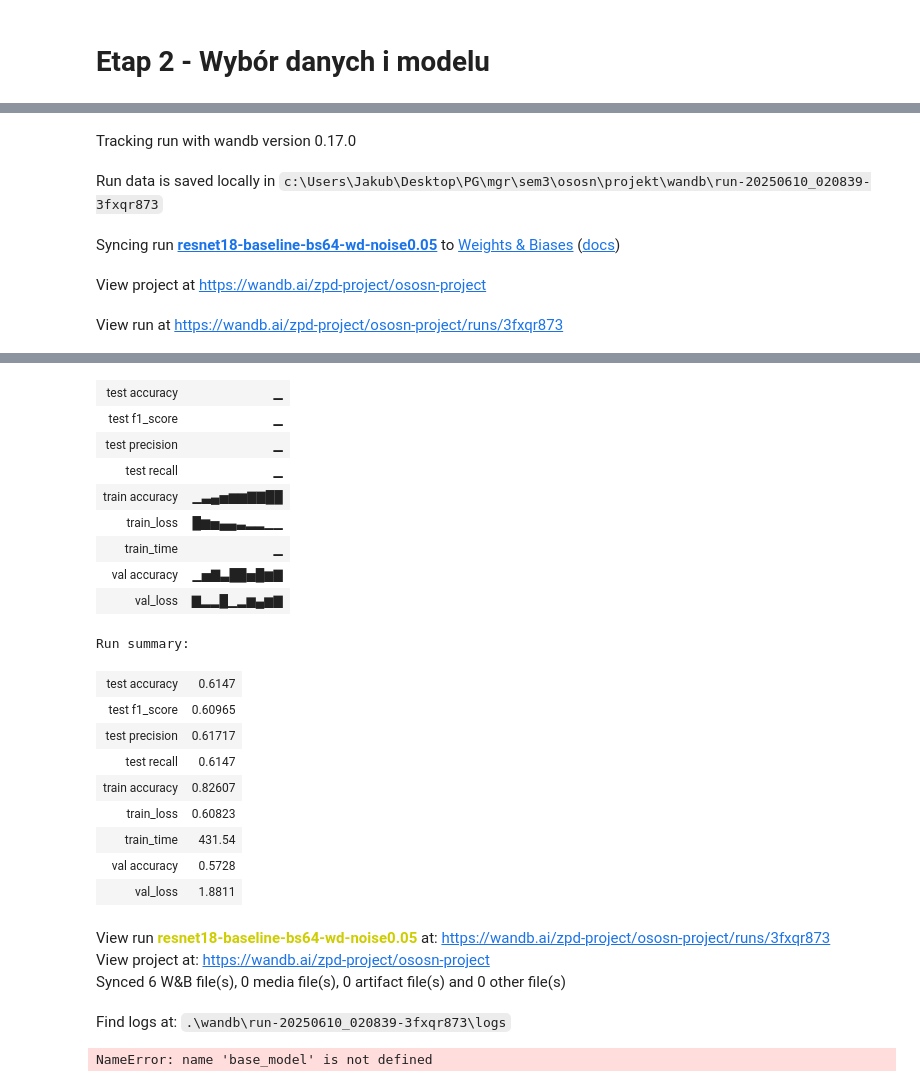
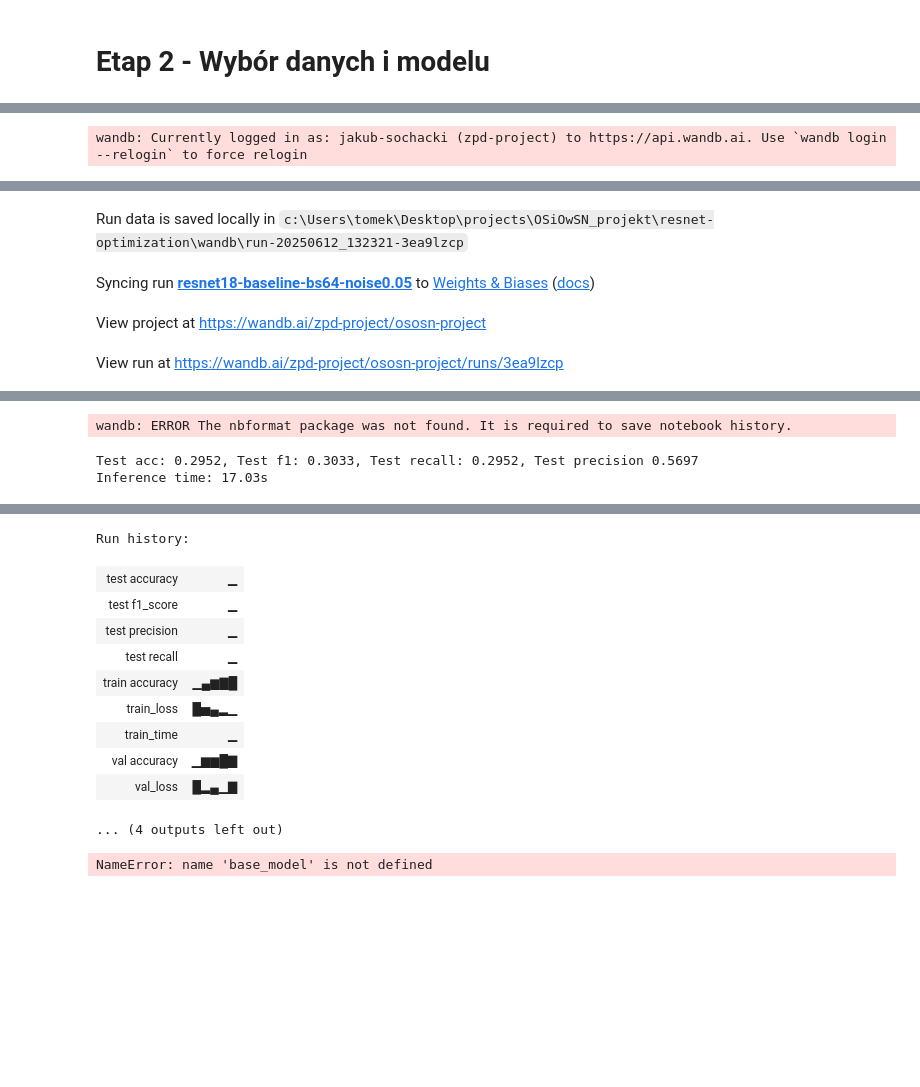
Before and after one commit to JS-Kuba/resnet-optimization, a Jupyter notebook: resnet-optimization.ipynb, the cells around one changed output, grey strips where cells are left out. Saved outputs shown, nothing was run; the diff lists cells and outputs as text; code cells hidden in the pictures; blank space fills up the shorter version.

Commit message:
Working model up to baseline (etap 4)

```diff
--- a/resnet-optimization.ipynb
+++ b/resnet-optimization.ipynb
@@ -262,8 +285,0 @@ KeyboardInterrupt:
-# %%
-device = torch.device("cuda" if torch.cuda.is_available() else "cpu")
-print(device)
-os.makedirs("models", exist_ok=True)
-SEED = 42
-random.seed(SEED)
-torch.manual_seed(SEED)
-np.random.seed(SEED)
@@ -272,24 +288,13 @@ cuda
 # %%
 hp_baseline = {
-        "num_epochs": 10,
+        "num_epochs": 5,
         "learning_rate": 1e-3,
-        "weight_decay": 1e-4,
+        # "weight_decay": 1e-4,
         "batch_size": 64,
         "model_name": "resnet18",
         "noise_level": 0.05
 }
 # %%
-# === TRANSFORMACJE ===
-transform_train = transforms.Compose([
-    transforms.RandomHorizontalFlip(),
-    transforms.RandomCrop(32, padding=4),
-    transforms.ToTensor(),
-])
-
-transform_test = transforms.Compose([
-    transforms.ToTensor(),
-])
-
 # === MAPOWANIE KLAS ===
 class_mapping = {
     0: [4, 30, 55, 72, 95],
@@ -335,6 +340,22 @@ train_set_full = torchvision.datasets.CIFAR100(root='./data', train=True, downlo
 test_set_full = torchvision.datasets.CIFAR100(root='./data', train=False, download=download, transform=transform_test)
 
 
+# === TRANSFORMACJE ===
+transform_train = transforms.Compose([
+    transforms.Resize((224, 224)),
+    transforms.ToTensor(),
+    transforms.Normalize(mean=[0.485, 0.456, 0.406],
+                         std=[0.229, 0.224, 0.225]),
+])
+
+transform_test = transforms.Compose([
+    transforms.Resize((224, 224)),
+    transforms.ToTensor(),
+    transforms.Normalize(mean=[0.485, 0.456, 0.406],
+                         std=[0.229, 0.224, 0.225]),
+])
+
+
 def remap_dataset(dataset):
     images, labels = [], []
     for img, label in zip(dataset.data, dataset.targets):
@@ -381,8 +404,8 @@ test_loader = torch.utils.data.DataLoader(test_set, batch_size=hp_baseline["batc
 wandb_logger = WandbLogger(disable_logging=False)
 wandb_logger.initialize(
     config=hp_baseline,
-    name=f"{hp_baseline["model_name"]}-baseline-bs{hp_baseline["batch_size"]}-wd-noise{hp_baseline["noise_level"]}",
-    gpu="NVIDIA GeForce GTX 1060 6GB"
+    name=f"{hp_baseline["model_name"]}-baseline-bs{hp_baseline["batch_size"]}-noise{hp_baseline["noise_level"]}",
+    gpu=PICKED_GPU,
 )
 
 try:
@@ -490,3 +513,4 @@ try:
 finally:
     wandb_logger.finish()
 # %% [output]
+wandb: Currently logged in as: jakub-sochacki (zpd-project) to https://api.wandb.ai. Use `wandb login --relogin` to force relogin
@@ -494,5 +518,4 @@ wandb version 0.20.1 is available! To upgrade, please run: $ pip install wandb -
-Tracking run with wandb version 0.17.0
+Run data is saved locally in c:\Users\tomek\Desktop\projects\OSiOwSN_projekt\resnet-optimization\wandb\run-20250612_132321-3ea9lzcp
-Run data is saved locally in c:\Users\Jakub\Desktop\PG\mgr\sem3\ososn\projekt\wandb\run-20250610_020839-3fxqr873
+Syncing run resnet18-baseline-bs64-noise0.05 to Weights & Biases (docs)
-Syncing run resnet18-baseline-bs64-wd-noise0.05 to Weights & Biases (docs)
+View project at https://wandb.ai/zpd-project/ososn-project
-View project at https://wandb.ai/zpd-project/ososn-project
+View run at https://wandb.ai/zpd-project/ososn-project/runs/3ea9lzcp
-View run at https://wandb.ai/zpd-project/ososn-project/runs/3fxqr873
@@ -516,0 +534,3 @@ Run history:
+wandb: ERROR The nbformat package was not found. It is required to save notebook history.
+Test acc: 0.2952, Test f1: 0.3033, Test recall: 0.2952, Test precision 0.5697
+Inference time: 17.03s
@@ -517,26 +538,14 @@ Run history:
+Run history:
 | test accuracy | ▁ |
 | test f1_score | ▁ |
 | test precision | ▁ |
 | test recall | ▁ |
-| train accuracy | ▁▃▄▅▆▆▇▇██ |
-| train_loss | █▆▅▄▄▃▂▂▁▁ |
+| train accuracy | ▁▄▆▇█ |
+| train_loss | █▅▄▂▁ |
 | train_time | ▁ |
-| val accuracy | ▁▅▇▃██▅█▆▇ |
-| val_loss | ▇▂▂█▁▂▆▄▆▇ |
+| val accuracy | ▁▆▆█▇ |
+| val_loss | █▂▄▁▇ |
-Run summary:
-| test accuracy | 0.6147 |
-| test f1_score | 0.60965 |
-| test precision | 0.61717 |
-| test recall | 0.6147 |
-| train accuracy | 0.82607 |
-| train_loss | 0.60823 |
-| train_time | 431.54 |
-| val accuracy | 0.5728 |
-| val_loss | 1.8811 |
-View run resnet18-baseline-bs64-wd-noise0.05 at: https://wandb.ai/zpd-project/ososn-project/runs/3fxqr873
-View project at: https://wandb.ai/zpd-project/ososn-project
-Synced 6 W&B file(s), 0 media file(s), 0 artifact file(s) and 0 other file(s)
-Find logs at: .\wandb\run-20250610_020839-3fxqr873\logs
+... (4 outputs left out)
 # %%
 def get_model_size_mb(model):
     param_size = 0
```
Also changed, not shown: parts of 7 cells of this notebook.
